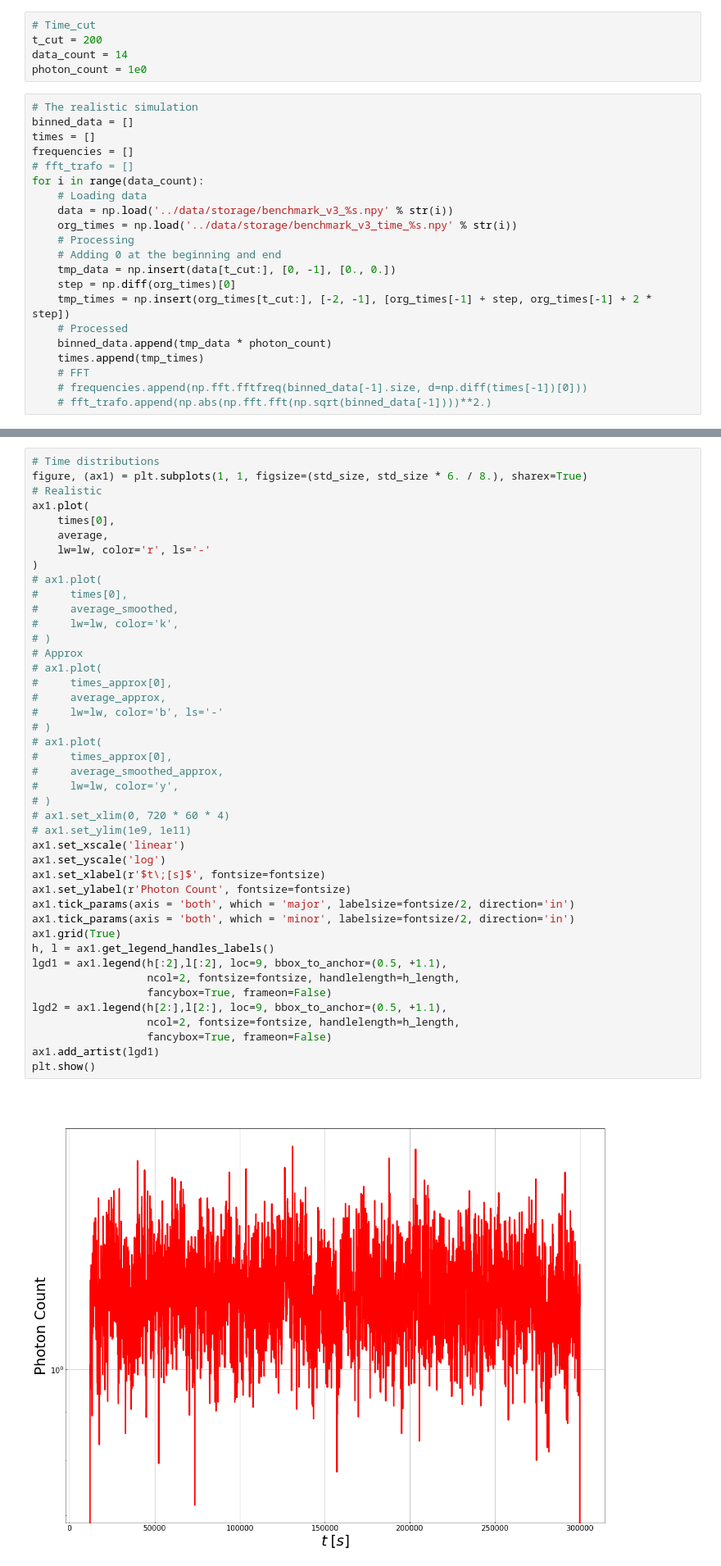
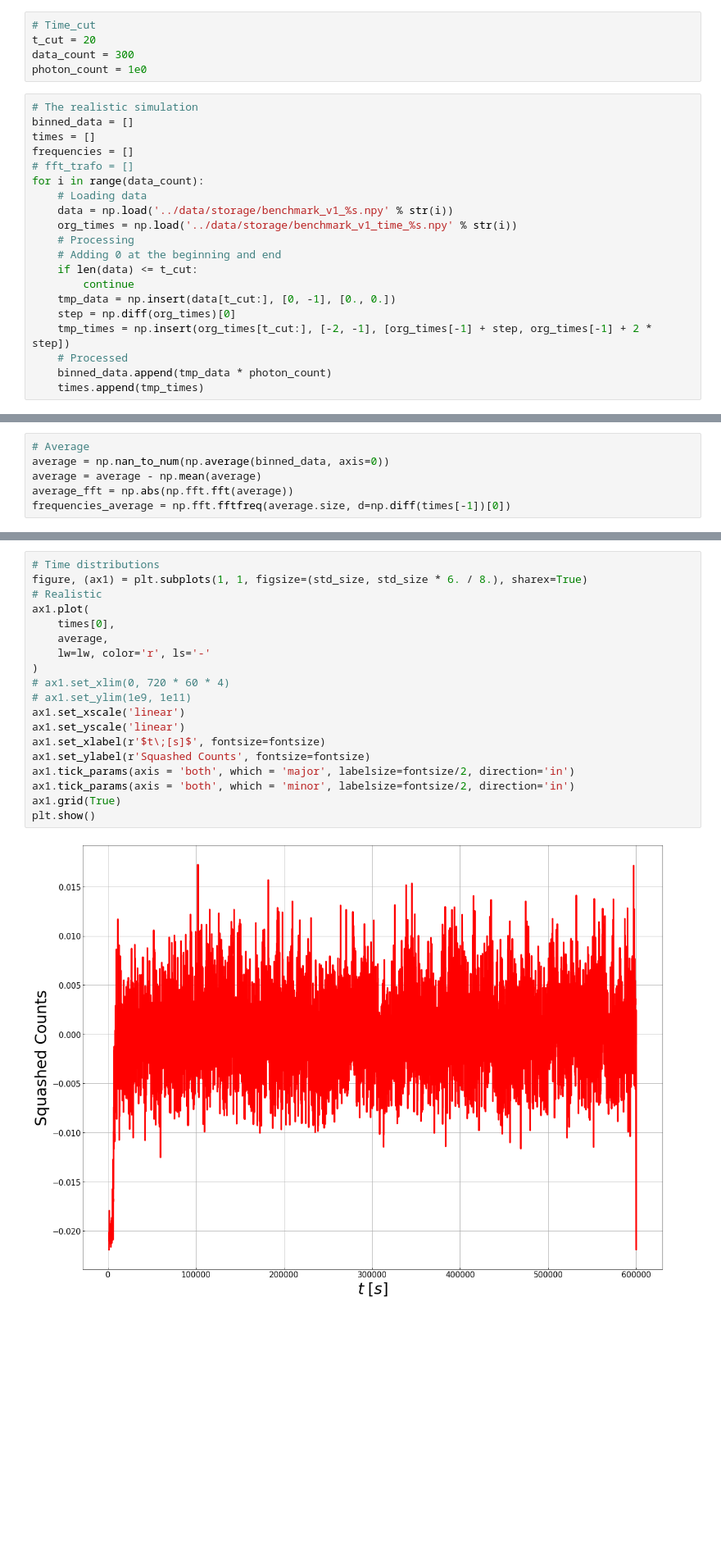
Before and after one commit to MeighenBergerS/fourth_day, a Jupyter notebook: examples/analysis.ipynb, the cells around one changed output, grey strips where cells are left out. Shown at 82% size. Saved outputs shown, nothing was run; the diff lists cells and outputs as text; blank space fills up the shorter version.

```diff
--- a/examples/analysis.ipynb
+++ b/examples/analysis.ipynb
@@ -18,8 +18,8 @@ import pandas as pd
 PICS = '../pics/'
 # %%
 # Time_cut
-t_cut = 200
-data_count = 14
+t_cut = 20
+data_count = 300
 photon_count = 1e0
 # %%
 # The realistic simulation
@@ -29,16 +29,15 @@ frequencies = []
 # fft_trafo = []
 for i in range(data_count):
     # Loading data
-    data = np.load('../data/storage/benchmark_v3_%s.npy' % str(i))
-    org_times = np.load('../data/storage/benchmark_v3_time_%s.npy' % str(i))
+    data = np.load('../data/storage/benchmark_v1_%s.npy' % str(i))
+    org_times = np.load('../data/storage/benchmark_v1_time_%s.npy' % str(i))
     # Processing
     # Adding 0 at the beginning and end
+    if len(data) <= t_cut:
+        continue
     tmp_data = np.insert(data[t_cut:], [0, -1], [0., 0.])
     step = np.diff(org_times)[0]
     tmp_times = np.insert(org_times[t_cut:], [-2, -1], [org_times[-1] + step, org_times[-1] + 2 * step])
     # Processed
     binned_data.append(tmp_data * photon_count)
     times.append(tmp_times)
-    # FFT
-    # frequencies.append(np.fft.fftfreq(binned_data[-1].size, d=np.diff(times[-1])[0]))
-    # fft_trafo.append(np.abs(np.fft.fft(np.sqrt(binned_data[-1])))**2.)
@@ -68,0 +46,6 @@ smoothing_window = 3
+# %%
+# Average
+average = np.nan_to_num(np.average(binned_data, axis=0))
+average = average - np.mean(average)
+average_fft = np.abs(np.fft.fft(average))
+frequencies_average = np.fft.fftfreq(average.size, d=np.diff(times[-1])[0])
@@ -98,45 +75,21 @@ h_length=1.5
 # %%
 # Time distributions
 figure, (ax1) = plt.subplots(1, 1, figsize=(std_size, std_size * 6. / 8.), sharex=True)
 # Realistic
 ax1.plot(
     times[0],
     average,
     lw=lw, color='r', ls='-'
 )
-# ax1.plot(
-#     times[0],
-#     average_smoothed,
-#     lw=lw, color='k',
-# )
-# Approx
-# ax1.plot(
-#     times_approx[0],
-#     average_approx,
-#     lw=lw, color='b', ls='-'
-# )
-# ax1.plot(
-#     times_approx[0],
-#     average_smoothed_approx,
-#     lw=lw, color='y',
-# )
 # ax1.set_xlim(0, 720 * 60 * 4)
 # ax1.set_ylim(1e9, 1e11)
 ax1.set_xscale('linear')
-ax1.set_yscale('log')
+ax1.set_yscale('linear')
 ax1.set_xlabel(r'$t\;[s]$', fontsize=fontsize)
-ax1.set_ylabel(r'Photon Count', fontsize=fontsize)
+ax1.set_ylabel(r'Squashed Counts', fontsize=fontsize)
 ax1.tick_params(axis = 'both', which = 'major', labelsize=fontsize/2, direction='in')
 ax1.tick_params(axis = 'both', which = 'minor', labelsize=fontsize/2, direction='in')
 ax1.grid(True)
-h, l = ax1.get_legend_handles_labels()
-lgd1 = ax1.legend(h[:2],l[:2], loc=9, bbox_to_anchor=(0.5, +1.1),
-                  ncol=2, fontsize=fontsize, handlelength=h_length,
-                  fancybox=True, frameon=False)
-lgd2 = ax1.legend(h[2:],l[2:], loc=9, bbox_to_anchor=(0.5, +1.1),
-                  ncol=2, fontsize=fontsize, handlelength=h_length,
-                  fancybox=True, frameon=False)
-ax1.add_artist(lgd1)
 plt.show()
 # %% [output]
-[figure, old version]
+[figure, new version]
```
Also changed, not shown: parts of 8 cells of this notebook, 3 other files.
